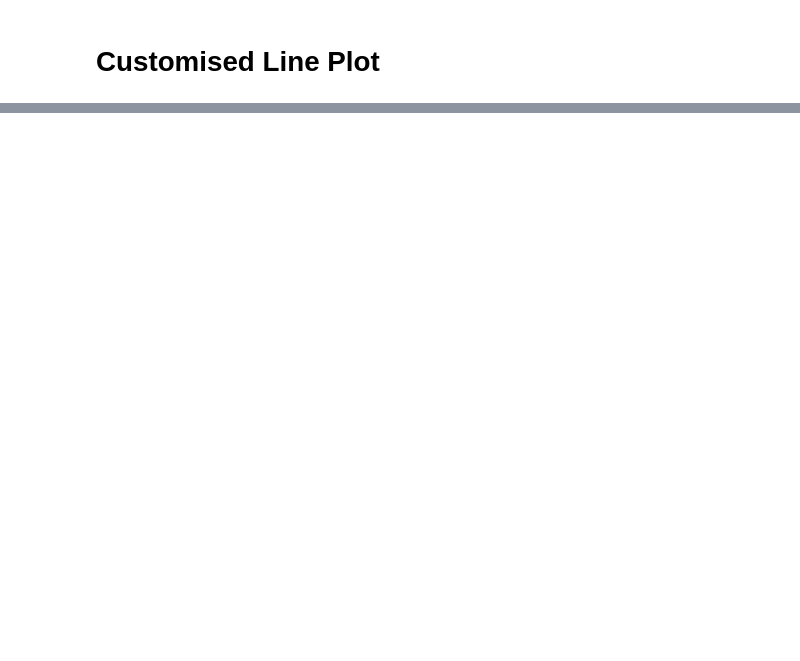
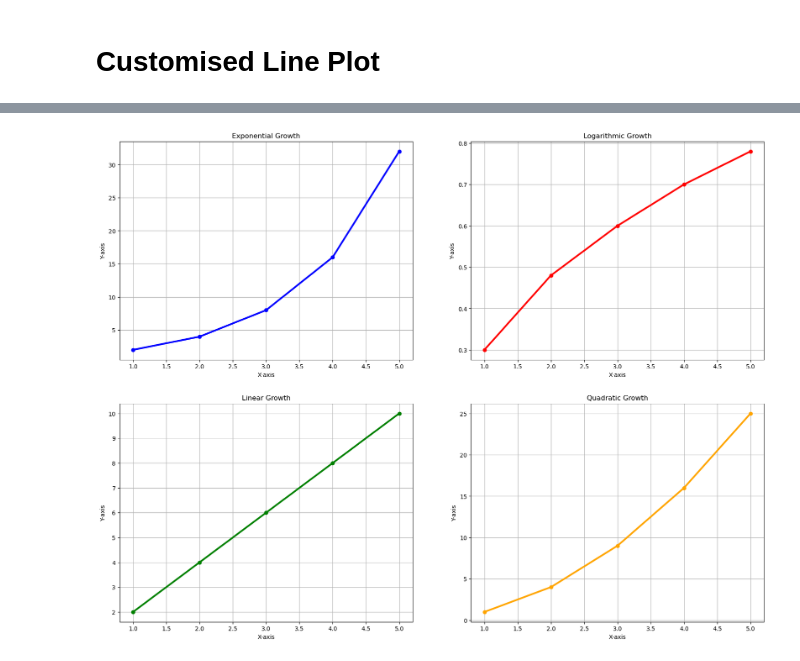
Before and after one commit to sksamad3/Data_Analyst, a Jupyter notebook: My_Codes/Section_4_Data_Analysis_libraries/4_3_Matplotlib/4_38_Matplotlib.ipynb, the cells around one changed output, grey strips where cells are left out. Saved outputs shown, nothing was run; the diff lists cells and outputs as text; code cells hidden in the pictures; blank space fills up the shorter version.

```diff
--- a/My_Codes/Section_4_Data_Analysis_libraries/4_3_Matplotlib/4_38_Matplotlib.ipynb
+++ b/My_Codes/Section_4_Data_Analysis_libraries/4_3_Matplotlib/4_38_Matplotlib.ipynb
@@ -42,0 +70,58 @@ plt.grid(True)
+# %%
+import math as m
+
+# Defining the size of canvas
+plt.figure(figsize=(20,15))
+
+# 1. Exponential Growth
+a1 = [1, 2, 3, 4, 5]
+b1 = [2**i for i in x1]
+
+plt.subplot(2,2,1)
+plt.title("Exponential Growth")
+plt.xlabel("X-axis")
+plt.ylabel("Y-axis")
+plt.grid(True)
+plt.plot(a1,b1,color='blue',linewidth=3,marker='o')
+
+
+# 2. Logarithmic growth
+a2 = [1, 2, 3, 4, 5]
+b2 = [round(m.log(i + 1, 10), 2) for i in a2]  # Log base 10: slow growth
+# Output: [0.3, 0.48, 0.6, 0.66, 0.7]
+plt.subplot(2,2,2)
+plt.title("Logarithmic Growth")
+plt.xlabel("X-axis")
+plt.grid(True)
+plt.ylabel("Y-axis")
+plt.plot(a2,b2,color='red',linewidth=3,marker='o')
+
+
+
+# 3. Linear Growth
+a3 = [1, 2, 3, 4, 5]
+b3 = [2, 4, 6, 8, 10]
+
+plt.subplot(2,2,3)
+plt.title("Linear Growth")
+plt.xlabel("X-axis")
+plt.ylabel("Y-axis")
+plt.plot(a3,b3,color='green',linewidth=3,marker='o')
+plt.grid(True)
+
+
+# Quadratic Growth
+a4 = [1, 2, 3, 4, 5]
+b4 = [1, 4, 9, 16, 25]
+
+plt.subplot(2,2,4)
+plt.title("Quadratic Growth")
+plt.xlabel("X-axis")
+plt.ylabel("Y-axis")
+plt.plot(a4,b4,color='orange',linewidth=3,marker='o')
+
+plt.grid(True)
+plt.grid(True)
+plt.grid(True)
+# %% [output]
+[figure, added]
```
Also changed, not shown: parts of 23 cells of this notebook, 2 other files.
